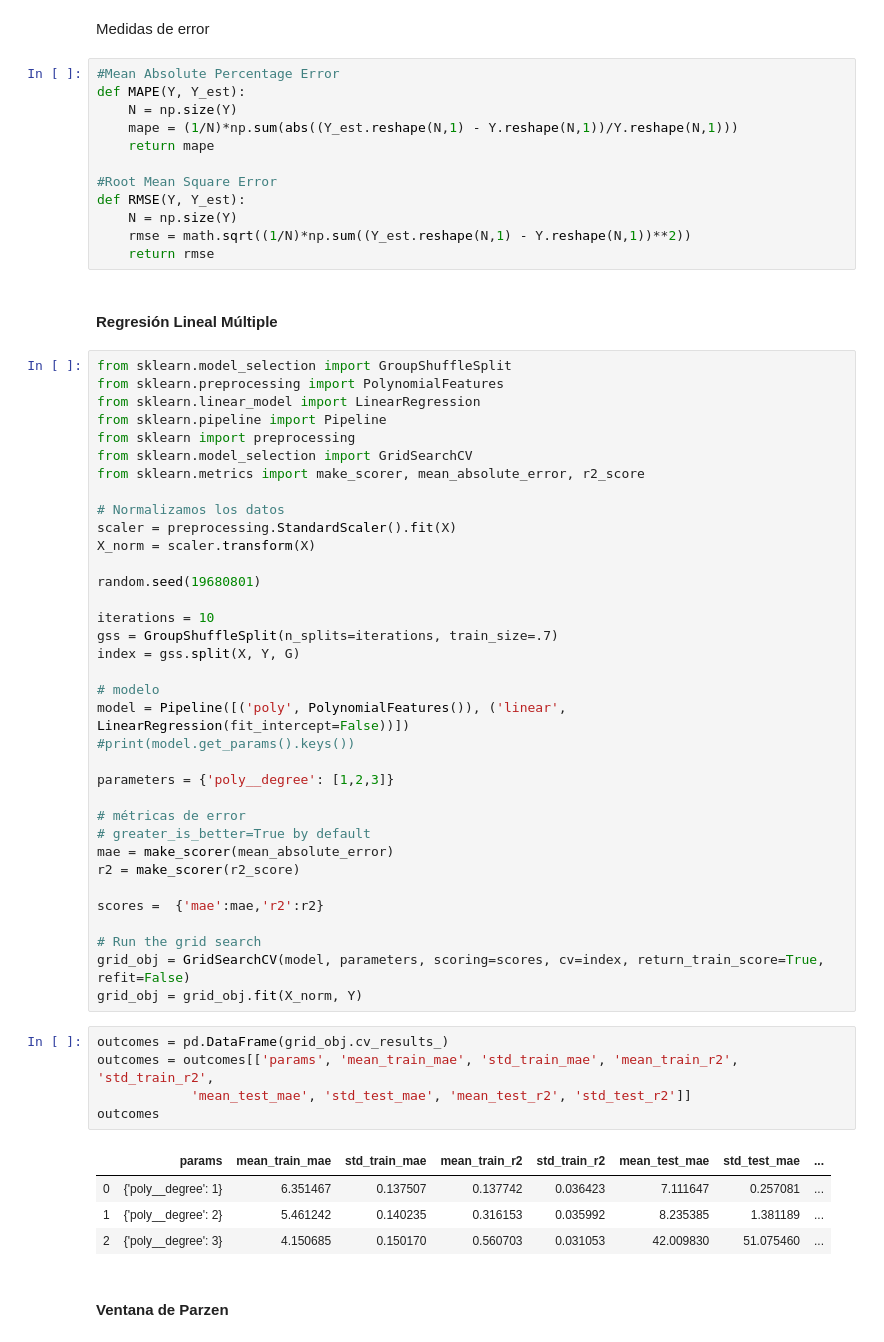
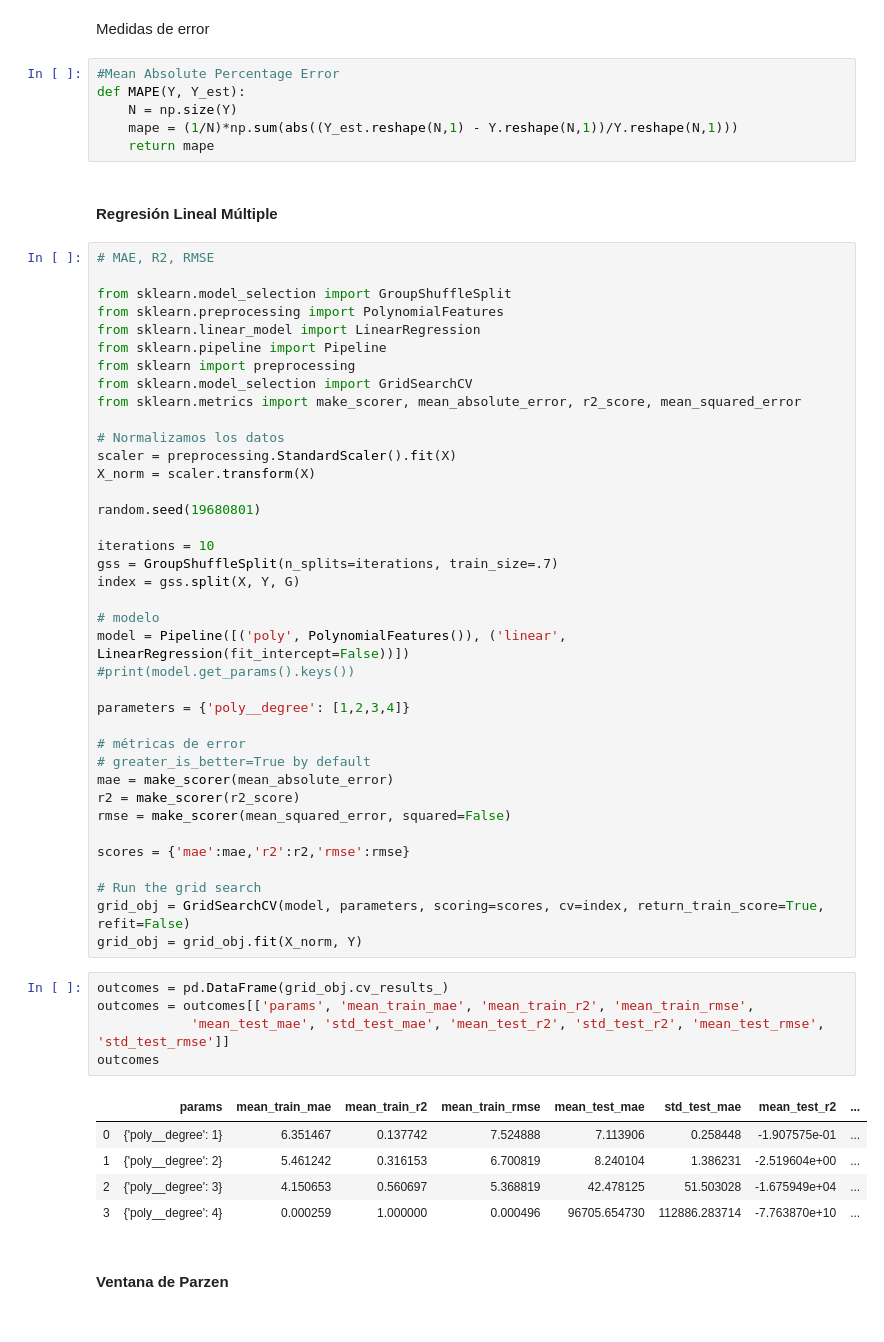
Before and after one commit to kevinmaiden7/ML_ParkinsonDisease, a Jupyter notebook: GSCV.ipynb, the cells around one changed output. Drawn from its saved outputs; the diff is of its cells as text.

Commit message:
Adding some outcomes: Polynomial Regression, PW

```diff
--- a/GSCV.ipynb
+++ b/GSCV.ipynb
@@ -54,22 +54,18 @@ def MAPE(Y, Y_est):
     N = np.size(Y)
     mape = (1/N)*np.sum(abs((Y_est.reshape(N,1) - Y.reshape(N,1))/Y.reshape(N,1)))
     return mape
-
-#Root Mean Square Error
-def RMSE(Y, Y_est):
-    N = np.size(Y)
-    rmse = math.sqrt((1/N)*np.sum((Y_est.reshape(N,1) - Y.reshape(N,1))**2))
-    return rmse
 # %% [markdown]
 #### Regresión Lineal Múltiple
 # %%
+# MAE, R2, RMSE
+
 from sklearn.model_selection import GroupShuffleSplit
 from sklearn.preprocessing import PolynomialFeatures
 from sklearn.linear_model import LinearRegression
 from sklearn.pipeline import Pipeline
 from sklearn import preprocessing
 from sklearn.model_selection import GridSearchCV
-from sklearn.metrics import make_scorer, mean_absolute_error, r2_score
+from sklearn.metrics import make_scorer, mean_absolute_error, r2_score, mean_squared_error
 
 # Normalizamos los datos
 scaler = preprocessing.StandardScaler().fit(X)
@@ -85,28 +81,30 @@ index = gss.split(X, Y, G)
 model = Pipeline([('poly', PolynomialFeatures()), ('linear', LinearRegression(fit_intercept=False))])
 #print(model.get_params().keys())
 
-parameters = {'poly__degree': [1,2,3]}
+parameters = {'poly__degree': [1,2,3,4]}
 
 # métricas de error
 # greater_is_better=True by default
 mae = make_scorer(mean_absolute_error)
 r2 = make_scorer(r2_score)
+rmse = make_scorer(mean_squared_error, squared=False)
 
-scores =  {'mae':mae,'r2':r2}
+scores = {'mae':mae,'r2':r2,'rmse':rmse}
 
 # Run the grid search
 grid_obj = GridSearchCV(model, parameters, scoring=scores, cv=index, return_train_score=True, refit=False)
 grid_obj = grid_obj.fit(X_norm, Y)
 # %%
 outcomes = pd.DataFrame(grid_obj.cv_results_)
-outcomes = outcomes[['params', 'mean_train_mae', 'std_train_mae', 'mean_train_r2', 'std_train_r2',
-            'mean_test_mae', 'std_test_mae', 'mean_test_r2', 'std_test_r2']]
+outcomes = outcomes[['params', 'mean_train_mae', 'mean_train_r2', 'mean_train_rmse',
+            'mean_test_mae', 'std_test_mae', 'mean_test_r2', 'std_test_r2', 'mean_test_rmse', 'std_test_rmse']]
 outcomes
 # %% [output]
-|  | params | mean_train_mae | std_train_mae | mean_train_r2 | std_train_r2 | mean_test_mae | std_test_mae | ... |
-| 0 | {'poly__degree': 1} | 6.351467 | 0.137507 | 0.137742 | 0.036423 | 7.111647 | 0.257081 | ... |
-| 1 | {'poly__degree': 2} | 5.461242 | 0.140235 | 0.316153 | 0.035992 | 8.235385 | 1.381189 | ... |
-| 2 | {'poly__degree': 3} | 4.150685 | 0.150170 | 0.560703 | 0.031053 | 42.009830 | 51.075460 | ... |
+|  | params | mean_train_mae | mean_train_r2 | mean_train_rmse | mean_test_mae | std_test_mae | mean_test_r2 | ... |
+| 0 | {'poly__degree': 1} | 6.351467 | 0.137742 | 7.524888 | 7.113906 | 0.258448 | -1.907575e-01 | ... |
+| 1 | {'poly__degree': 2} | 5.461242 | 0.316153 | 6.700819 | 8.240104 | 1.386231 | -2.519604e+00 | ... |
+| 2 | {'poly__degree': 3} | 4.150653 | 0.560697 | 5.368819 | 42.478125 | 51.503028 | -1.675949e+04 | ... |
+| 3 | {'poly__degree': 4} | 0.000259 | 1.000000 | 0.000496 | 96705.654730 | 112886.283714 | -7.763870e+10 | ... |
 # %% [markdown]
 #### Ventana de Parzen
 # %%
```
Also changed, not shown: parts of 8 cells of this notebook.
